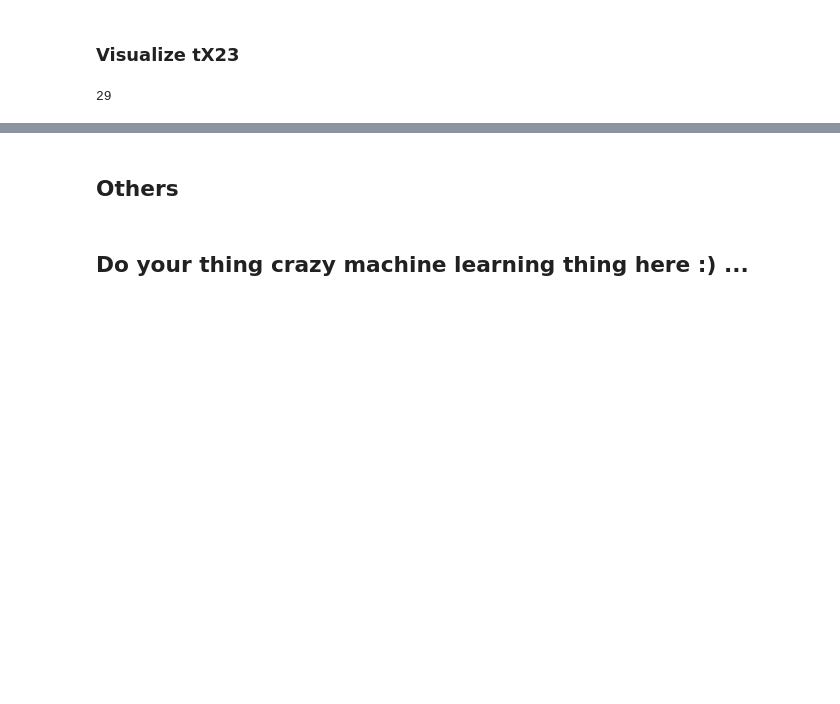
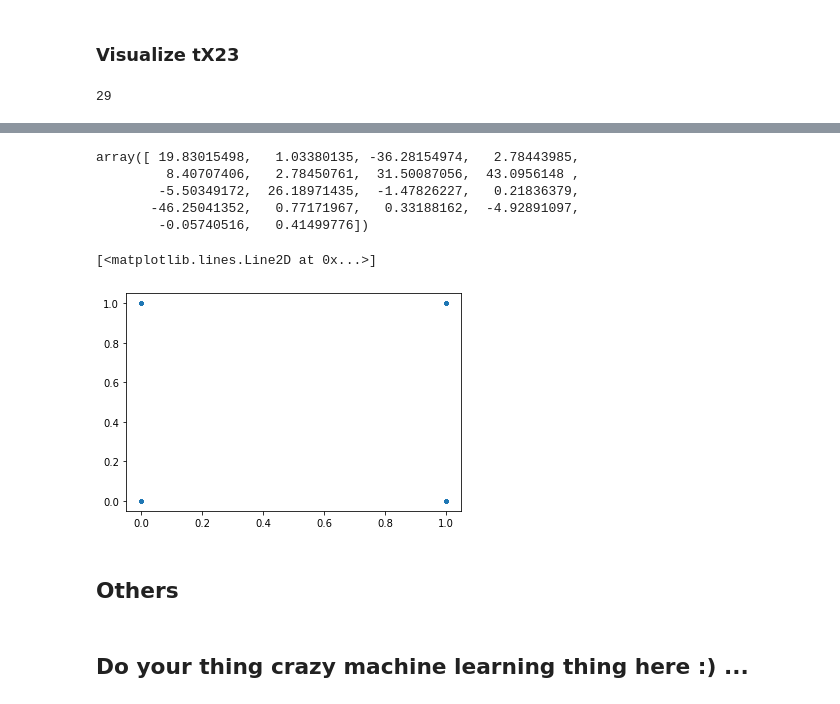
Before and after one commit to Shiling42/ML-EPFL-Higgs, a Jupyter notebook: scripts/data_cleaning.ipynb, the cells around one changed output, grey strips where cells are left out. Cells and saved outputs as stored; diff of their text form; code cells hidden in the pictures; blank space fills up the shorter version.

```diff
--- a/scripts/data_cleaning.ipynb
+++ b/scripts/data_cleaning.ipynb
@@ -168,0 +186,11 @@ for idx,ax in enumerate(axs):
+# %%
+initial_w = np.zeros(n_feature_0)
+n_train = 6000
+
+tX0_train = tX0[:n_train,:]
+y0_train = y0[:n_train]
+tX0_test = tX0[n_train:,:]
+y0_test = y0[n_train:]
+# %%
+from Implementations import *
+loos, w= logistic_regression(y0_train, tX0_train, initial_w, max_iters=50, gamma=0.01)
@@ -169,3 +207,16 @@ for idx,ax in enumerate(axs):
+# %%
+w
+# %% [output]
+array([ 19.83015498,   1.03380135, -36.28154974,   2.78443985,
+         8.40707406,   2.78450761,  31.50087056,  43.0956148 ,
+        -5.50349172,  26.18971435,  -1.47826227,   0.21836379,
+       -46.25041352,   0.77171967,   0.33188162,  -4.92891097,
+        -0.05740516,   0.41499776])
+# %%
+plt.plot(tX0_test.dot(w)<0,y0_test,'.')
+# %% [output]
+[<matplotlib.lines.Line2D at 0x...>]
+[figure, added]
 # %% [markdown]
 ## Others
 # %%
```
Also changed, not shown: parts of 10 cells of this notebook, 1 other file.
